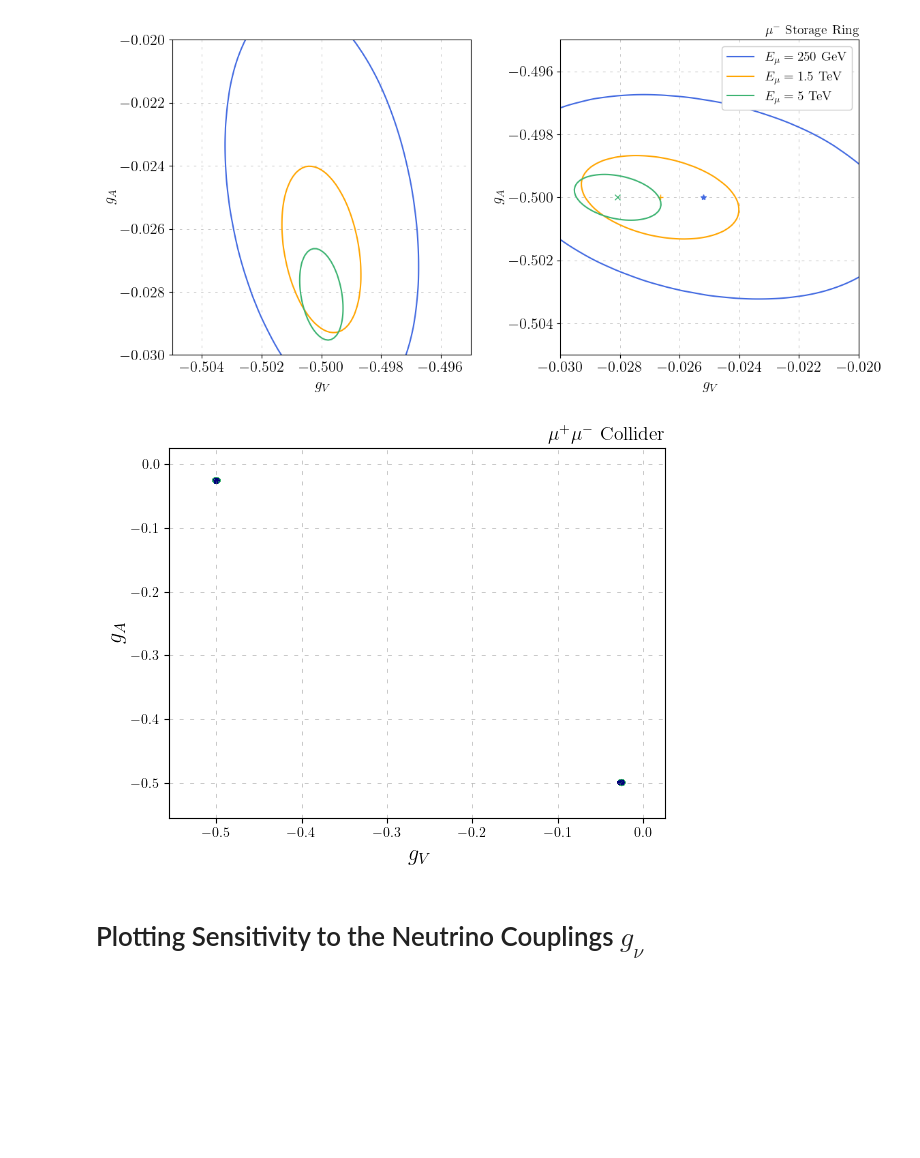
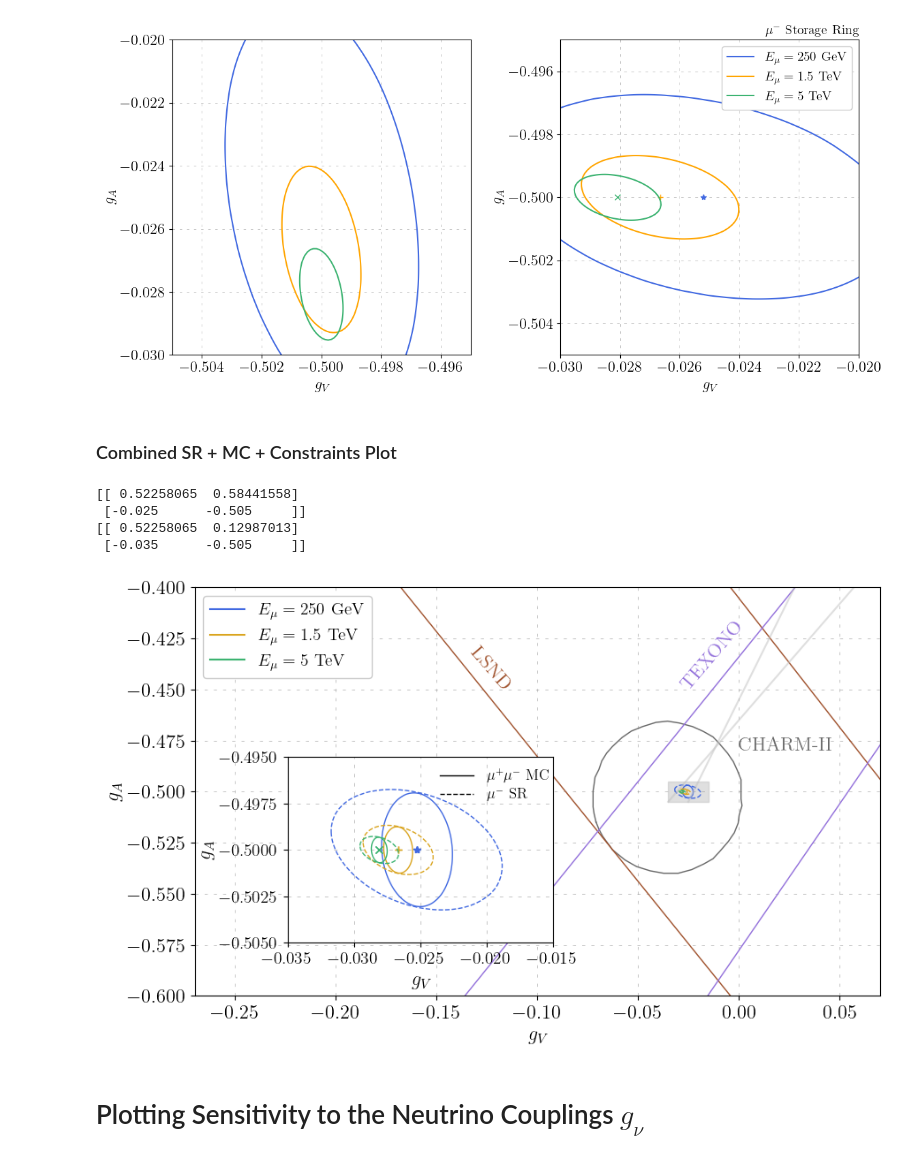
Before and after one commit to athompson-git/MuonColliderNeutrinos, a Jupyter notebook: electron_scattering_analysis.ipynb, the cells around one changed output. Saved outputs shown, nothing was run; the diff lists cells and outputs as text; code cells hidden in the pictures; blank space fills up the shorter version.

```diff
--- a/electron_scattering_analysis.ipynb
+++ b/electron_scattering_analysis.ipynb
@@ -1133,3 +1307,10 @@ plot_gV_gA_2param(mndat_list=[mndat_SR_500GeV_2param,
                   save_name="plots/VA_couplings/gV_gA_SR_benchmark_sensitivity.pdf")
 # %% [output]
 [figure]
+# %% [markdown]
+### Combined SR + MC + Constraints Plot
+# %%
+# import existing limits
+charm2_gv_ga = np.genfromtxt("limits/CHARM2_p1.txt")
+texono_gv_ga = np.genfromtxt("limits/TEXONO_zoomed.txt")
+lsnd_gv_ga = np.genfromtxt("limits/LSND_zoomed.txt")
@@ -1136,11 +1498,19 @@ plot_gV_gA_2param(mndat_list=[mndat_SR_500GeV_2param,
 # %%
-plot_gV_gA_2param_full(mndat_list=[mndat_MC_500GeV_2param,
+plot_gVgA_2param_MC_SR(mndat_list_sr=[mndat_SR_500GeV_2param,
+                                mndat_SR_3TeV_2param,
+                                mndat_SR_10TeV_2param],
+                        mndat_list_mc=[mndat_MC_500GeV_2param,
                                 mndat_MC_3TeV_2param,
                                 mndat_MC_10TeV_2param],
-                  slist=["500GeV", "3TeV", "10TeV"], plot_title=r"$\mu^+ \mu^-$ Collider",
-                  label_list=[r"$\sqrt{s} = 500$ GeV", r"$\sqrt{s} = 3$ TeV", r"$\sqrt{s} = 10$ TeV"])
+                  slist=["500GeV", "3TeV", "10TeV"], plot_title=r"$\mu^-$ Storage Ring",
+                  label_list=[r"$E_\mu = 250$ GeV", r"$E_\mu = 1.5$ TeV", r"$E_\mu = 5$ TeV"],
+                  save_name="plots/VA_couplings/gV_gA_MC_SR_with_extLimits.pdf")
 # %% [output]
+[[ 0.52258065  0.58441558]
+ [-0.025      -0.505     ]]
+[[ 0.52258065  0.12987013]
+ [-0.035      -0.505     ]]
-[figure, old version]
+[figure, new version]
 # %% [markdown]
 # Plotting Sensitivity to the Neutrino Couplings $g_\nu$
 # %%
```
Also changed, not shown: parts of 33 cells of this notebook, 13 other files.
